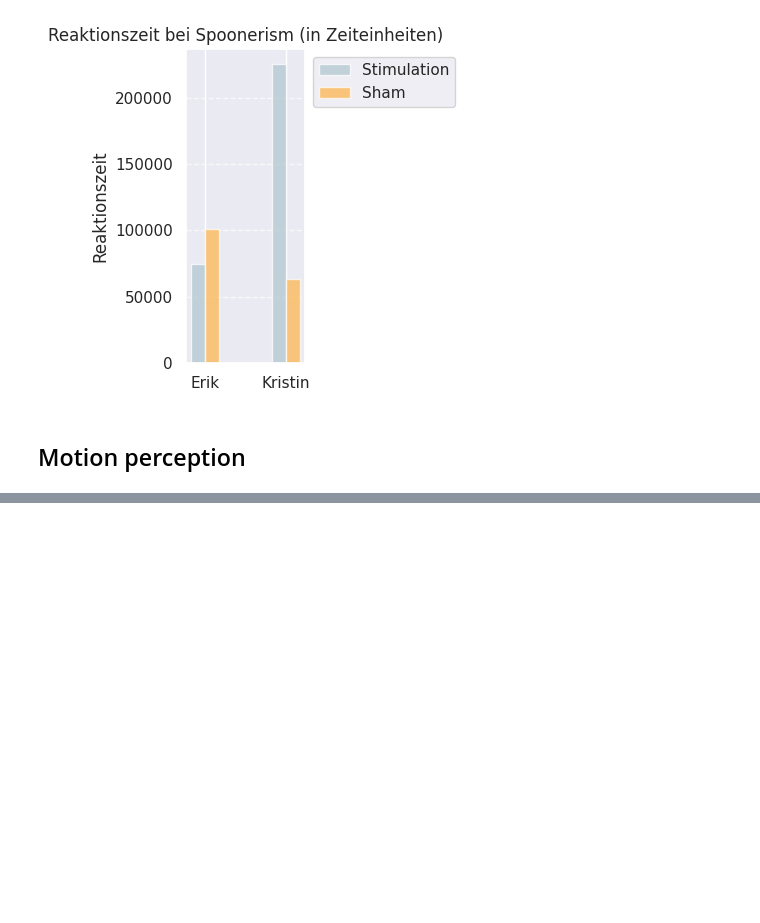
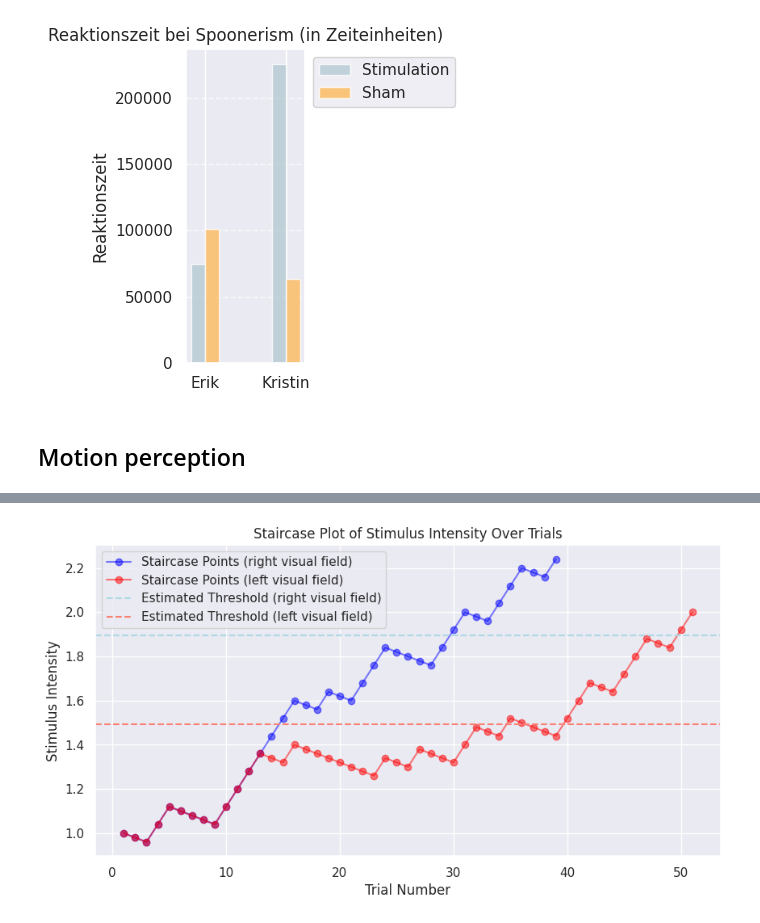
Before and after one commit to cristinarainich/DDCS, a Jupyter notebook: Results_presentation.ipynb, the cells around one changed output, grey strips where cells are left out. Cells and saved outputs as stored; diff of their text form; code cells hidden in the pictures; blank space fills up the shorter version.

```diff
--- a/Results_presentation.ipynb
+++ b/Results_presentation.ipynb
@@ -199,0 +186,2 @@ plt.show()
+# %%
+working_path = Path('/content/drive/MyDrive/KKNV/data/tv/motion4/')
@@ -199,0 +193,4 @@ plt.show()
+# %%
+# Inspect the first few lines of the file
+file_path = working_path.joinpath('StaircaseValuesR.csv')
+inspect_file(file_path)
@@ -199,0 +340,26 @@ plt.show()
+# %%
+trial_numbers_right = list(range(1, len(response_right['Staircase Points'].values) + 1))
+trial_numbers_left = list(range(1, len(response_left['Staircase Points'].values) + 1))
+
+# Plot staircase points as intensities
+plt.figure(figsize=(10, 5))
+plt.plot(trial_numbers_right, response_right['Staircase Points'].values, marker='o', linestyle='-', color='blue',
+         alpha=0.5,
+         label='Staircase Points (right visual field)')
+plt.plot(trial_numbers_left, response_left['Staircase Points'].values, marker='o', linestyle='-', color='red',
+         alpha=0.5, label='Staircase Points (left visual field)')
+
+plt.axhline(y=float(metadata_right['Estimated threshold ']), color='lightblue', linestyle='--', label='Estimated Threshold (right visual field)')
+plt.axhline(y=float(metadata_left['Estimated threshold ']), color='salmon', linestyle='--', label='Estimated Threshold (left visual field)')
+
+# Label axes and add title
+plt.xlabel('Trial Number')
+plt.ylabel('Stimulus Intensity')
+plt.title('Staircase Plot of Stimulus Intensity Over Trials')
+plt.legend()
+
+# Show plot
+plt.grid(True)
+plt.show()
+# %% [output]
+[figure, added]
```
Also changed, not shown: parts of 16 cells of this notebook.
